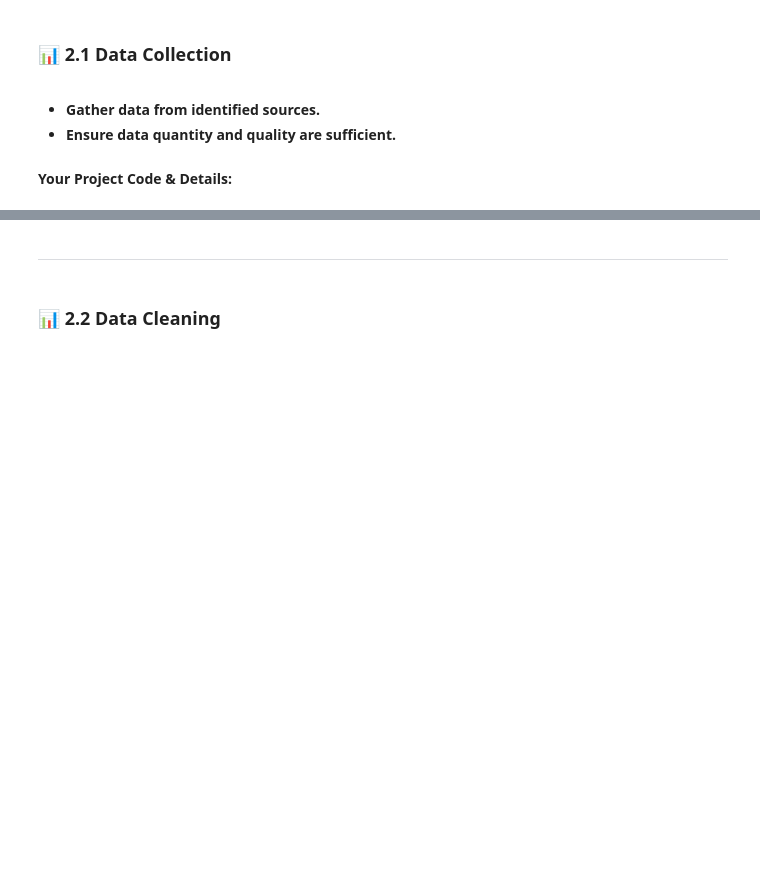
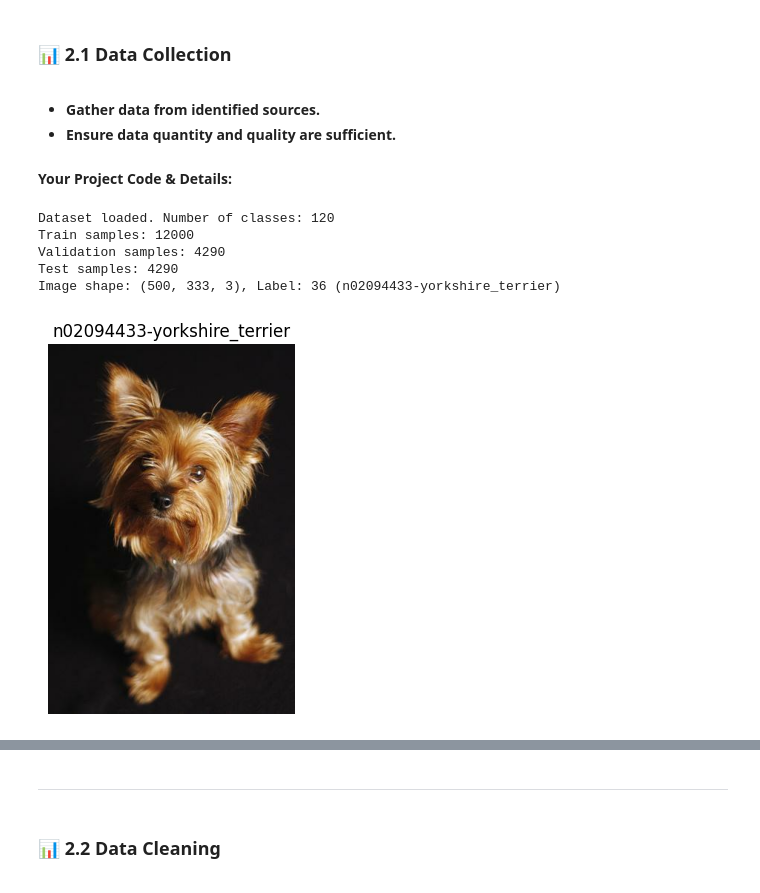
Before and after one commit to clarsendartois/Smart-Engineer-AI, a Jupyter notebook: Machine Learning/Projects/Dog Breed Classification/dog_breed_classification.ipynb, the cells around one changed output, grey strips where cells are left out. Saved outputs shown, nothing was run; the diff lists cells and outputs as text; code cells hidden in the pictures; blank space fills up the shorter version.

```diff
--- a/Machine Learning/Projects/Dog Breed Classification/dog_breed_classification.ipynb
+++ b/Machine Learning/Projects/Dog Breed Classification/dog_breed_classification.ipynb
@@ -150,22 +157,46 @@
 
 #### **Your Project Code & Details:**
 # %%
-# Import necessary libraries for data collection (e.g., pandas, sqlalchemy)
+# Import necessary libraries for data collection
+import tensorflow as tf
+import tensorflow_datasets as tfds
+import numpy as np
 import pandas as pd
-# import sqlalchemy
+import matplotlib.pyplot as plt
 
-# Example: Load data from a CSV file
+# Load the Stanford Dogs dataset using TensorFlow Datasets
+# The 'as_supervised=True' option makes the dataset yield (image, label) pairs.
+# with_info=True provides metadata about the dataset, like number of classes.
 try:
-    df_raw = pd.read_csv('path/to/your/raw_data.csv')
-    print("Raw data loaded successfully. Shape:", df_raw.shape)
-except FileNotFoundError:
-    print("Error: Raw data file not found. Please check the path.")
+    (ds_train_raw, ds_val_raw, ds_test_raw), ds_info = tfds.load(
+        'stanford_dogs',
+        split=['train', 'test[50%:]', 'test[:50%]'], # Example split: use part of test as validation
+        shuffle_files=True,
+        as_supervised=True,
+        with_info=True
+    )
+    num_classes = ds_info.features['label'].num_classes
+    class_names = ds_info.features['label'].names
+    print(f"Dataset loaded. Number of classes: {num_classes}")
+    print(f"Train samples: {ds_info.splits['train'].num_examples}")
+    print(f"Validation samples: {ds_info.splits['test[50%:]'].num_examples}") # Adjust split name if necessary
+    print(f"Test samples: {ds_info.splits['test[:50%]'].num_examples}") # Adjust split name if necessary
 
-# Example: Connect to a database and fetch data
-# db_connection_str = 'mysql+mysqlconnector://user:password@host/db_name'
-# db_connection = sqlalchemy.create_engine(db_connection_str)
-# df_raw = pd.read_sql("SELECT * FROM your_table", db_connection)
-# print("Data loaded from database. Shape:", df_raw.shape)
+except Exception as e:
+    print(f"Error loading Stanford Dogs dataset: {e}")
+    print("Please ensure you have internet access and TFDS is configured correctly.")
 
-# Display a sample of the raw data
-df_raw.head()
+# Display a sample image
+for image, label in ds_train_raw.take(1):
+    print(f"Image shape: {image.shape}, Label: {label.numpy()} ({class_names[label.numpy()]})")
+    plt.imshow(image)
+    plt.title(class_names[label.numpy()])
+    plt.axis('off')
+    plt.show()
+# %% [output]
+Dataset loaded. Number of classes: 120
+Train samples: 12000
+Validation samples: 4290
+Test samples: 4290
+Image shape: (500, 333, 3), Label: 36 (n02094433-yorkshire_terrier)
+[figure, added]
```
Also changed, not shown: parts of 24 cells of this notebook.
